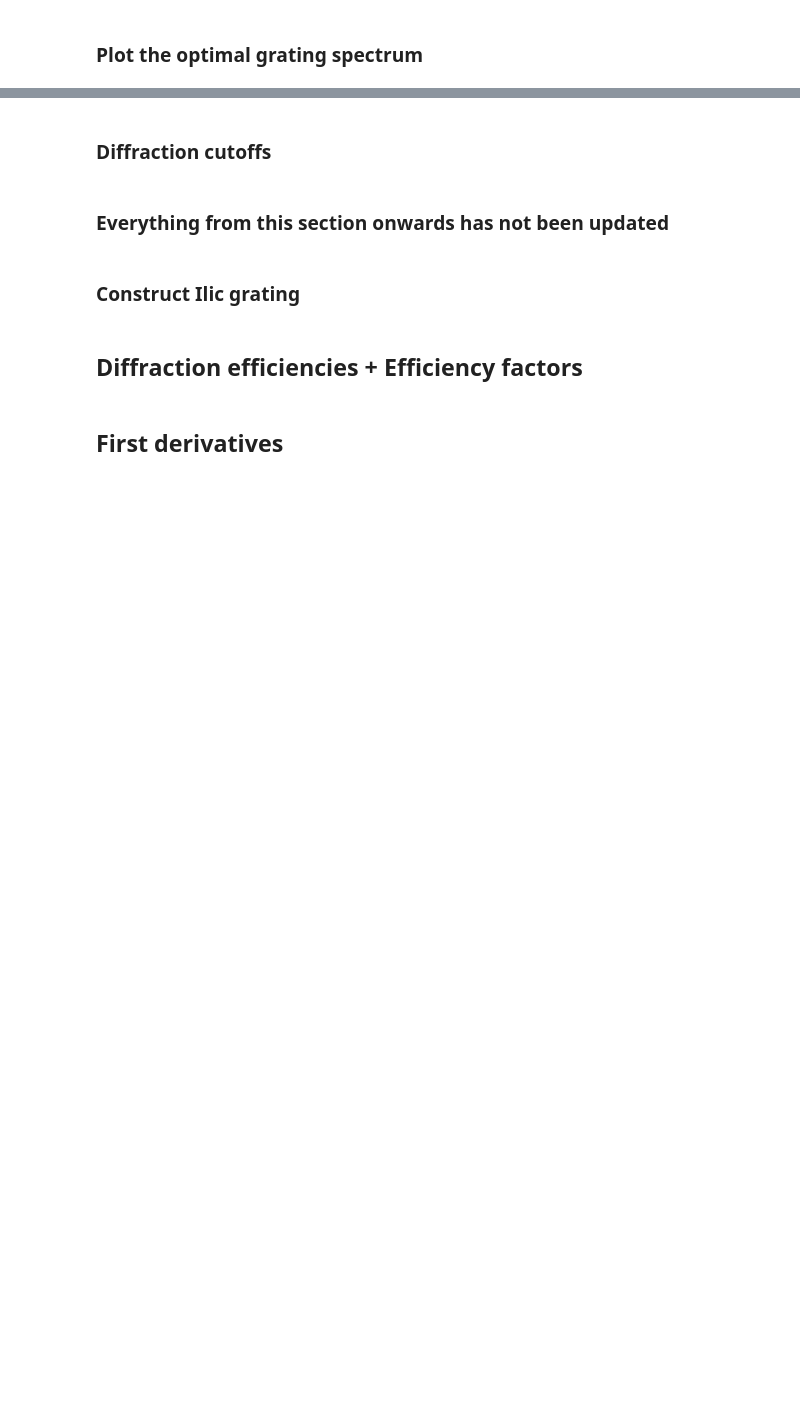
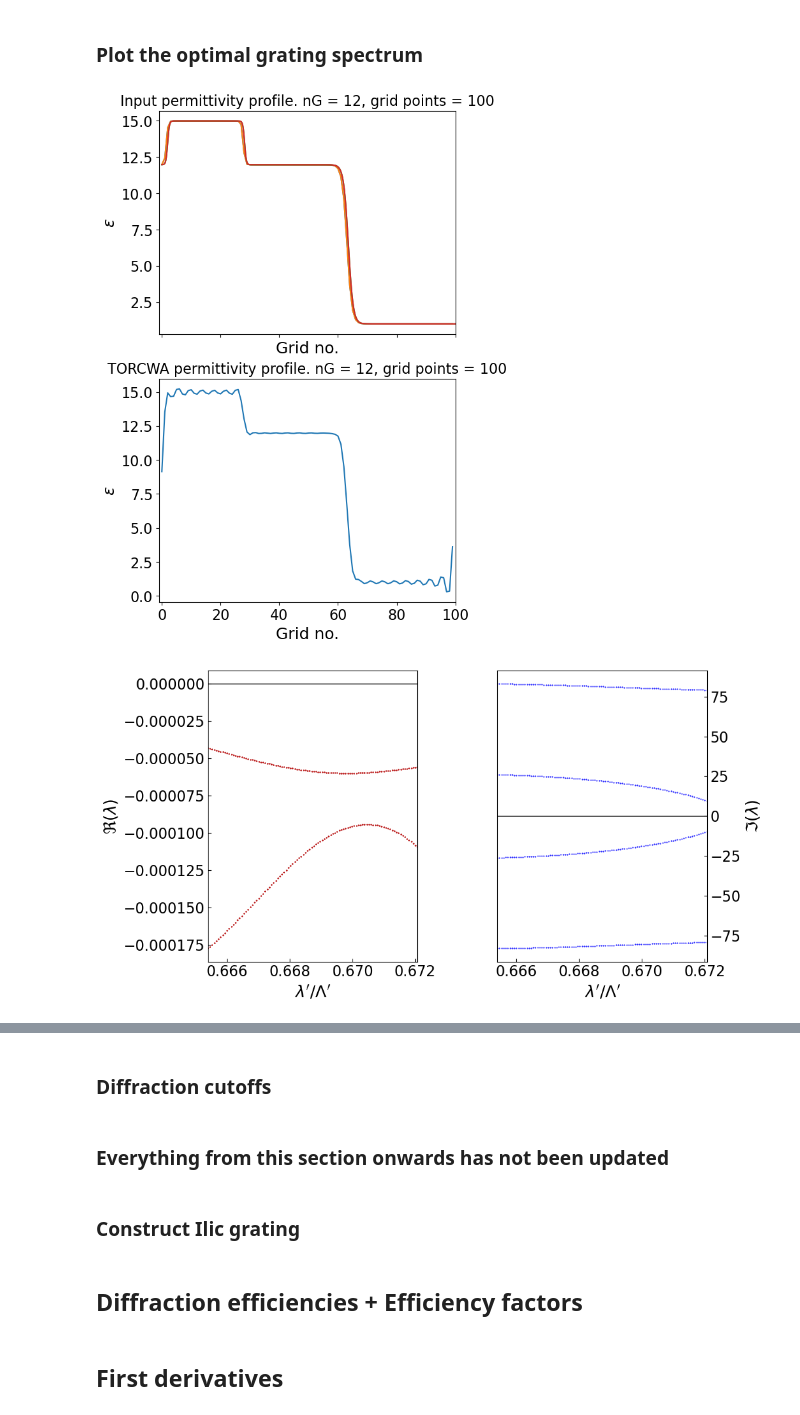
Before and after one commit to jadonylin/relativistic-lightsail-dynamics, a Jupyter notebook: Optimisation/run_parallel_extract.ipynb, the cells around one changed output, grey strips where cells are left out. Cells and saved outputs as stored; diff of their text form; code cells hidden in the pictures; blank space fills up the shorter version.

Commit message:
Observe MdSnpmin1 results

```diff
--- a/Optimisation/run_parallel_extract.ipynb
+++ b/Optimisation/run_parallel_extract.ipynb
@@ -12,11 +12,10 @@ sys.path.append('../')
 import fom
 import opt
 
-# runID = "MdSnpmin20_torcwa"
-runID = "refactor_test"
-num_cores = 2
+runID = "MdSnpmin1_torcwa"
+num_cores = 90
 maxfev = 1
-maxtime = 1
+maxtime = 2820
 
 # pkl_fname = f'./Data/{runID}_FOM_optimisation_maxfev{maxfev*num_cores}'
 # txt_fname = f'./Data/{runID}_FOM_optimisation_maxfev{maxfev*num_cores}_curated.txt'
@@ -56,8 +55,8 @@ from parameters import D1_ND, Parameters
 from twobox import TwoBox
 
 I0, L, m, c = Parameters()
-optimum_number = 0
-final_speed = 20.
+optimum_number = 3
+final_speed = 1.
 nG = 12
 
 _, _, opt_grating = opt.extract_opt(pkl_fname, num_processes=num_cores, output_opt_idx=optimum_number)
@@ -121,13 +120,16 @@ FoM recorded:     -21.29220067213978
 # %%
 angle = 0.
 wavelength_range = [1,1/D1_ND([final_speed/100,0])]
 n_plot = 100
 
 # _, _, p_fig, p_ax = grating.show_permittivity(show_analytic_box=True, show_box_edges=False)
 _, _, p_fig, p_ax = grating.show_permittivity(show_analytic_box=True)
-eig_fig, _ = grating.show_Eigs(grating, wavelength_range, I0, n_plot, False, False, 'o')
-spec_fig, _ = grating.show_FOM_spectrum(grating, angle, wavelength_range, n_plot, I0)
+eig_fig, _ = grating.show_Eigs(wavelength_range, I0, n_plot, False, False, 'o')
+spec_fig, _ = grating.show_FOM_spectrum(angle, wavelength_range, n_plot, I0)
 
 p_fig.savefig("./Data/permittivity.pdf", bbox_inches = "tight")
 eig_fig.savefig("./Data/eigvals.pdf", bbox_inches = "tight")
 spec_fig.savefig("./Data/F_lam_spectrum.pdf", bbox_inches = "tight")
+# %% [output]
+[figure, added]
+[figure, added]
```
Also changed, not shown: parts of 3 cells of this notebook.
